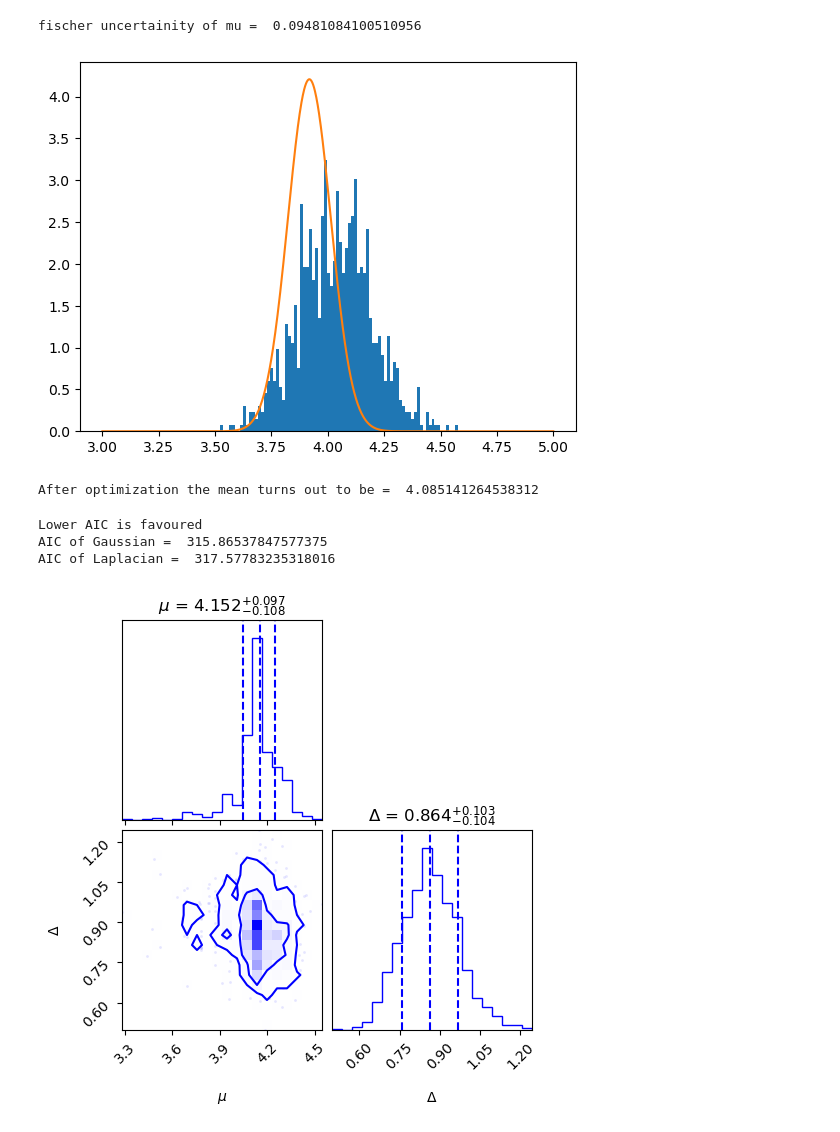
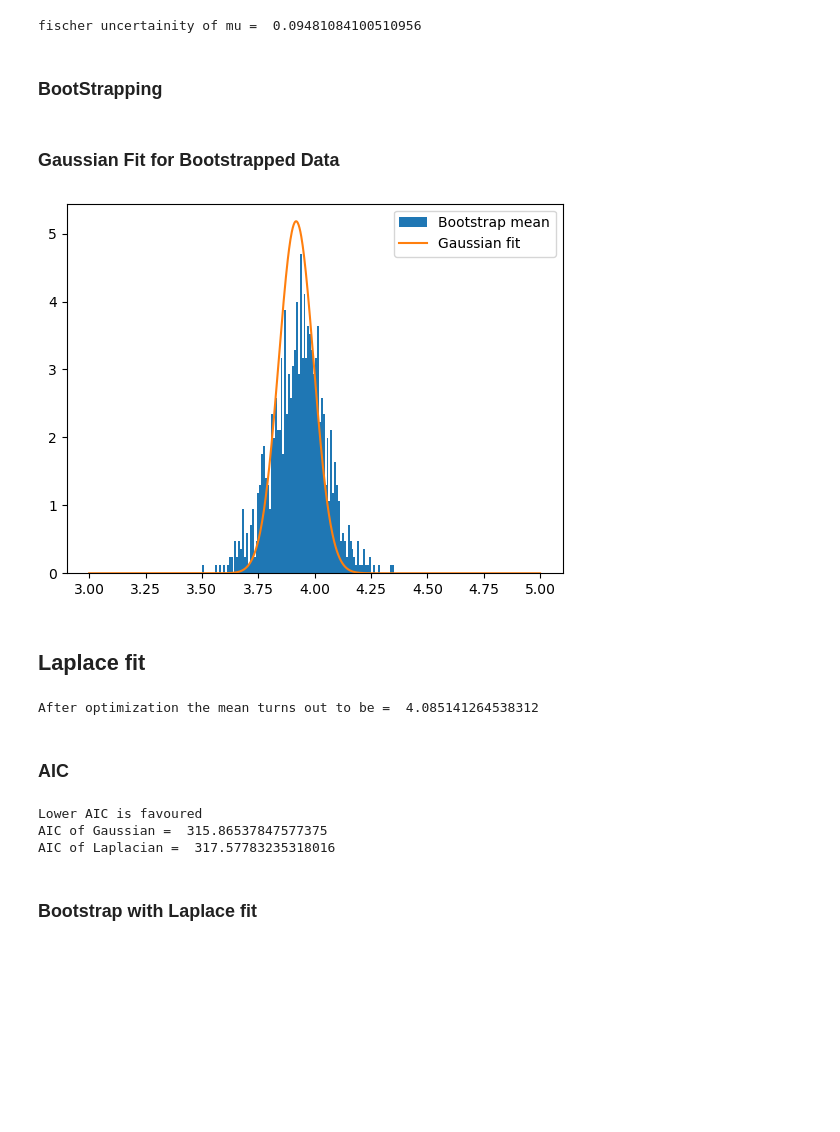
Before and after one commit to NihanPol/ASTR_3300_S2025, a Jupyter notebook: coursework/student_folders/rahul_ethirajulu/homework/Homework_3_rahule.ipynb, the cells around one changed output. Saved outputs shown, nothing was run; the diff lists cells and outputs as text; code cells hidden in the pictures; blank space fills up the shorter version.

```diff
--- a/coursework/student_folders/rahul_ethirajulu/homework/Homework_3_rahule.ipynb
+++ b/coursework/student_folders/rahul_ethirajulu/homework/Homework_3_rahule.ipynb
@@ -55,7 +51,7 @@ sigma = data [:,1]
 #data
 # %%
 sample_mu = np.sum(x / sigma**2) / np.sum(1/(sigma**2))
-sample_sigma = np.sum(1/(sigma)**2)**(-1/2)
+sample_sigma = np.sqrt(1/np.sum((sigma)**2))
 print('Sample Mean = ',sample_mu ,'\nStandard Error on the sample mean = ' , sample_sigma)
 # %% [output]
 Sample Mean =  3.9179920346060557
@@ -76,28 +75,37 @@ print('fischer uncertainity of mu = ',f_mu)
 # %% [output]
 fischer uncertainity of mu =  0.09481084100510956
 # %%
-bootstrap_data = np.empty((1000, 50, 2))
-np.random.seed(42)
-for j in range(1000):
-    for i in range(50):
-        rnd = np.random.randint(0, 50)
-        bootstrap_data[j,i] = data[rnd]
+# bootstrap_data = np.empty((1000, 50, 2))
+# np.random.seed(42)
+# for j in range(1000):
+#     for i in range(50):
+#         rnd = np.random.randint(0, 50)
+#         bootstrap_data[j,i] = data[rnd]
+# %% [markdown]
+### BootStrapping
+# %%
+bootstrapped_datasets_np = [data[np.random.choice(data.shape[0], size=data.shape[0], replace=True)] for _ in range(1000)]
+# %% [markdown]
+### Gaussian Fit for Bootstrapped Data
 # %%
 mu_hist_g=[]
 for j in range(1000):
-    boot_x = bootstrap_data[j][:,0]
-    boot_sigma = bootstrap_data[j][:,1]
+    boot_x = bootstrapped_datasets_np[j][:,0]
+    boot_sigma = bootstrapped_datasets_np[j][:,1]
     result = sp.optimize.minimize(negative_log_likelihood_gaussian, [np.mean(boot_x), np.std(boot_x, ddof=1)], args=(boot_x,))
     mu_fit, sigma_fit = result.x
     mu_hist_g.append(mu_fit)
 
-plt.hist(mu_hist_g, bins=80,density=True)
+plt.hist(mu_hist_g, bins=100,density=True, label ='Bootstrap mean')
 dist_g = norm(loc=sample_mu, scale=sample_sigma)
 x_range = np.linspace(3,5,1000)
-plt.plot(x_range,dist_g.pdf(x_range))
+plt.plot(x_range,dist_g.pdf(x_range),label='Gaussian fit')
+plt.legend()
 plt.show()
 # %% [output]
-[figure, old version]
+[figure, new version]
+# %% [markdown]
+## Laplace fit
 # %%
 def negative_log_likelihood_laplace(params, x):
     mu, delta = params
@@ -108,6 +116,8 @@ mu_fit_l, delta_fit_l = res_l.x
 print('After optimization the mean turns out to be = ',mu_fit_l)
 # %% [output]
 After optimization the mean turns out to be =  4.085141264538312
+# %% [markdown]
+### AIC
 # %%
 def log_likelihood_gaussian(mu, sigma, x):
     return -0.5 * np.sum(((x - mu) / sigma)**2 + np.log(2 * np.pi * sigma**2))
@@ -127,6 +137,8 @@ print('Lower AIC is favoured \nAIC of Gaussian = ',aic_g,'\nAIC of Laplacian = '
 Lower AIC is favoured
 AIC of Gaussian =  315.86537847577375
 AIC of Laplacian =  317.57783235318016
+# %% [markdown]
+### Bootstrap with Laplace fit
 # %%
 hist_l=np.empty((1000,2))
 for j in range(1000):
@@ -141,17 +153,3 @@ for j in range(1000):
 # x_range = np.linspace(3,5,1000)
 # plt.plot(x_range,dist_l.pdf(x_range))
 # plt.show()
-# %%
-fig = corner.corner(
-    hist_l,
-    labels=[r"$\mu$", r"$\Delta$"],  # LaTeX-style labels
-    quantiles=[0.16, 0.5, 0.84],  # 68% credible interval
-    show_titles=True,  # Show best-fit values on 1D marginals
-    title_fmt=".3f",  # Format of the titles
-    title_kwargs={"fontsize": 12},  # Adjust title font size
-    plot_contours=True,  # Show 2D contours
-    levels=[0.68, 0.95],  # 68% and 95% levels
-    color="blue"  # Set plot color
-)
-# %% [output]
-[figure, removed]
```
Also changed, not shown: parts of 23 cells of this notebook, 12 other files.
